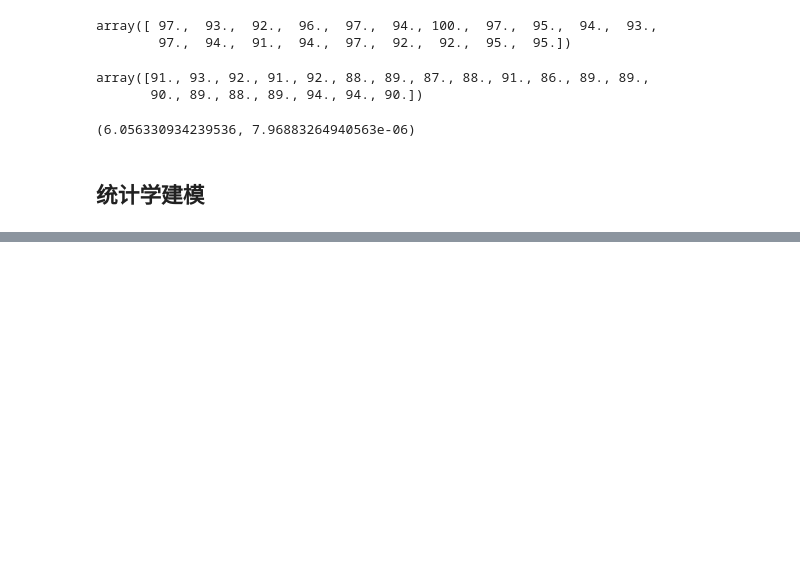
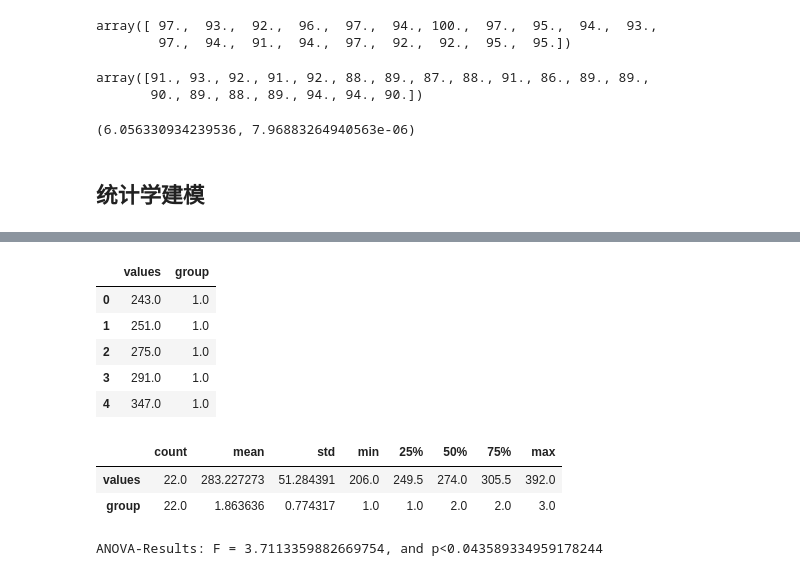
Before and after one commit to longfengpili/statsintro_python, a Jupyter notebook: 第八章数值型数据的均值检验.ipynb, the cells around one changed output, grey strips where cells are left out. Drawn from its saved outputs; the diff is of its cells as text; code cells hidden in the pictures; blank space fills up the shorter version.

```diff
--- a/第八章数值型数据的均值检验.ipynb
+++ b/第八章数值型数据的均值检验.ipynb
@@ -280,0 +410,37 @@ ImportError: cannot import name 'factorial' from 'scipy.misc' (D:\ProgramData\An
+# %%
+inFile = './ISP/Code_Quantlets/08_TestsMeanValues/anovaOneway/altman_910.txt'
+data = np.genfromtxt(inFile, delimiter=',')
+
+# Convert them to pandas-forman and group them by their group value
+df = pd.DataFrame(data, columns=['values', 'group'])
+df[:5]
+df.describe().T
+groups = df.groupby('group')
+
+# The "total sum-square" is the squared deviation from the mean
+ss_total = np.sum((df['values']-df['values'].mean())**2)
+
+# Calculate ss_treatment and  ss_error
+(ss_treatments, ss_error) = (0, 0)
+for val, group in groups:
+    ss_error += sum((group['values'] - group['values'].mean())**2)
+    ss_treatments += len(group) * (group['values'].mean() - df['values'].mean())**2
+
+df_groups = len(groups)-1
+df_residuals = len(data)-len(groups)
+F = (ss_treatments/df_groups) / (ss_error/df_residuals)
+df = stats.f(df_groups,df_residuals)
+p = df.sf(F)
+
+print(('ANOVA-Results: F = {0}, and p<{1}'.format(F, p)))
+# %% [output]
+|  | values | group |
+| 0 | 243.0 | 1.0 |
+| 1 | 251.0 | 1.0 |
+| 2 | 275.0 | 1.0 |
+| 3 | 291.0 | 1.0 |
+| 4 | 347.0 | 1.0 |
+|  | count | mean | std | min | 25% | 50% | 75% | max |
+| values | 22.0 | 283.227273 | 51.284391 | 206.0 | 249.5 | 274.0 | 305.5 | 392.0 |
+| group | 22.0 | 1.863636 | 0.774317 | 1.0 | 1.0 | 2.0 | 2.0 | 3.0 |
+ANOVA-Results: F = 3.7113359882669754, and p<0.043589334959178244
```
Also changed, not shown: parts of 14 cells of this notebook.
